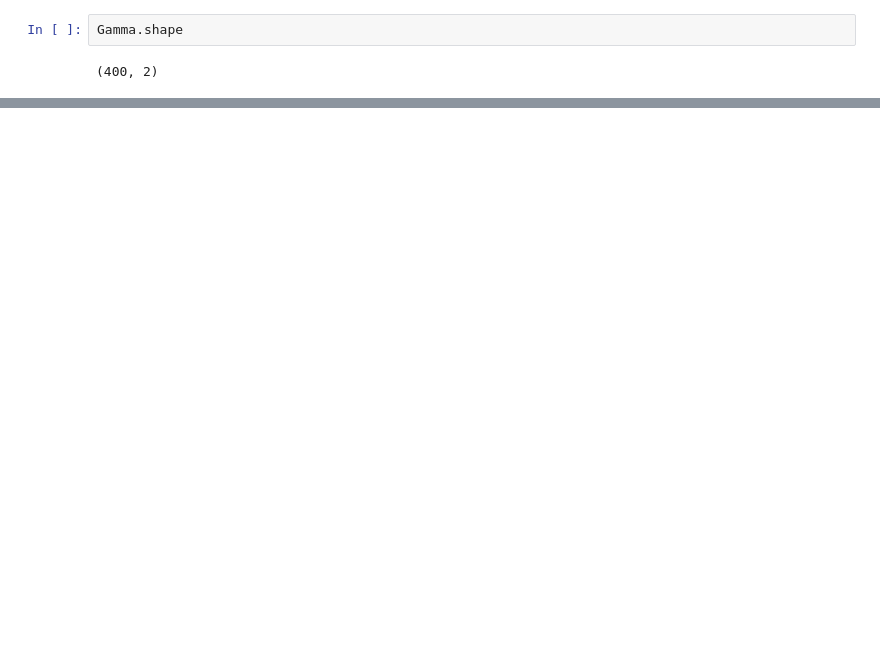
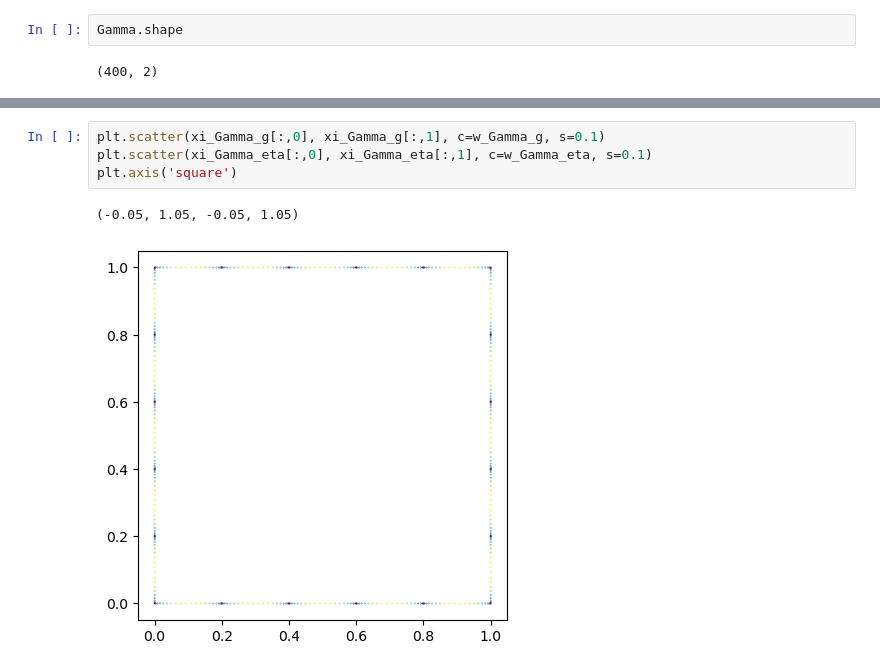
Before and after one commit to JoostHMPrins/ngo, a Jupyter notebook: developnotebooks/gausslegendre.ipynb, the cells around one changed output, grey strips where cells are left out. Drawn from its saved outputs; the diff is of its cells as text; blank space fills up the shorter version.

```diff
--- a/developnotebooks/gausslegendre.ipynb
+++ b/developnotebooks/gausslegendre.ipynb
@@ -85,0 +156,7 @@ weights.shape
+# %%
+plt.scatter(xi_Gamma_g[:,0], xi_Gamma_g[:,1], c=w_Gamma_g, s=0.1)
+plt.scatter(xi_Gamma_eta[:,0], xi_Gamma_eta[:,1], c=w_Gamma_eta, s=0.1)
+plt.axis('square')
+# %% [output]
+(-0.05, 1.05, -0.05, 1.05)
+[figure, added]
```
Also changed, not shown: parts of 15 cells of this notebook, 2 other files.
